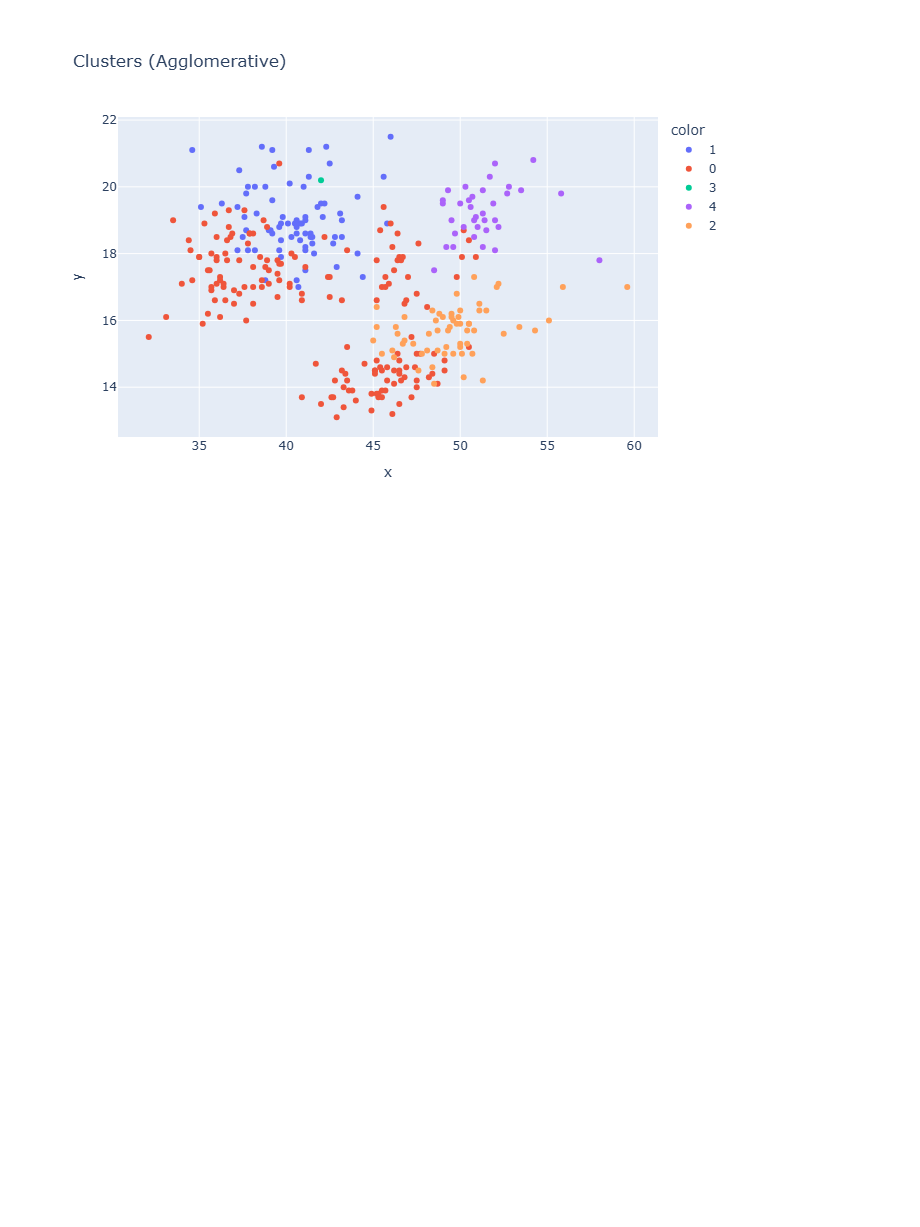
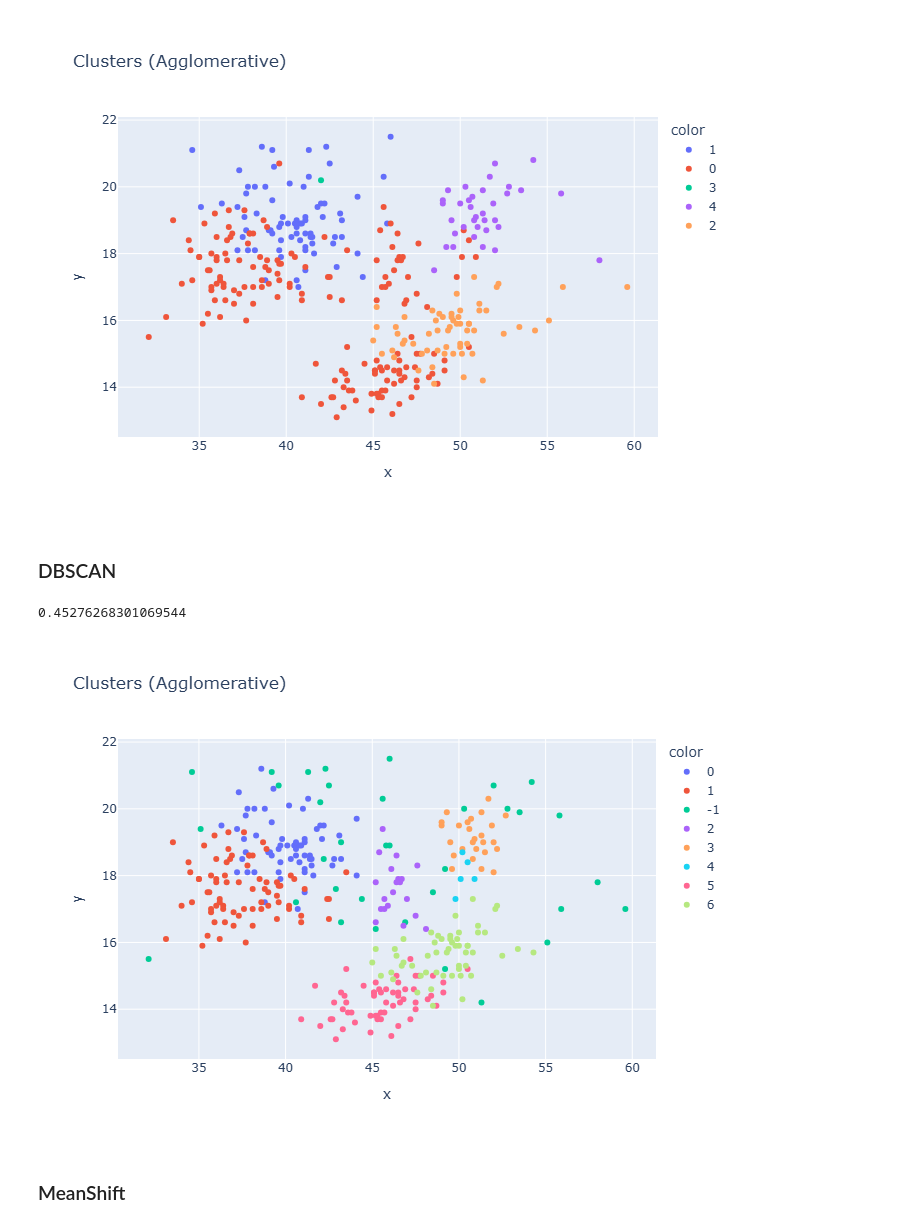
Before and after one commit to yashdeshpandex1/Clustering_Penguin_Groups, a Jupyter notebook: clustering_penguins_groups.ipynb, the cells around one changed output. Drawn from its saved outputs; the diff is of its cells as text; code cells hidden in the pictures; blank space fills up the shorter version.

```diff
--- a/clustering_penguins_groups.ipynb
+++ b/clustering_penguins_groups.ipynb
@@ -160,3 +160,24 @@ fig = px.scatter(
 fig.show()
 # %% [output]
 [figure]
+# %% [markdown]
+### DBSCAN
+# %%
+db = DBSCAN(eps=0.5, min_samples=5)
+db_labels = db.fit_predict(X_scaled)
+db_score = silhouette_score(X_scaled, db_labels)
+db_score
+# %% [output]
+0.45276268301069544
+# %%
+fig = px.scatter(
+    x=df['culmen_length_mm'],
+    y=df['culmen_depth_mm'],
+    color=db_labels.astype(str),
+    title='Clusters (Agglomerative)'
+)
+fig.show()
+# %% [output]
+[figure, added]
+# %% [markdown]
+### MeanShift
```
Also changed, not shown: parts of 9 cells of this notebook.
